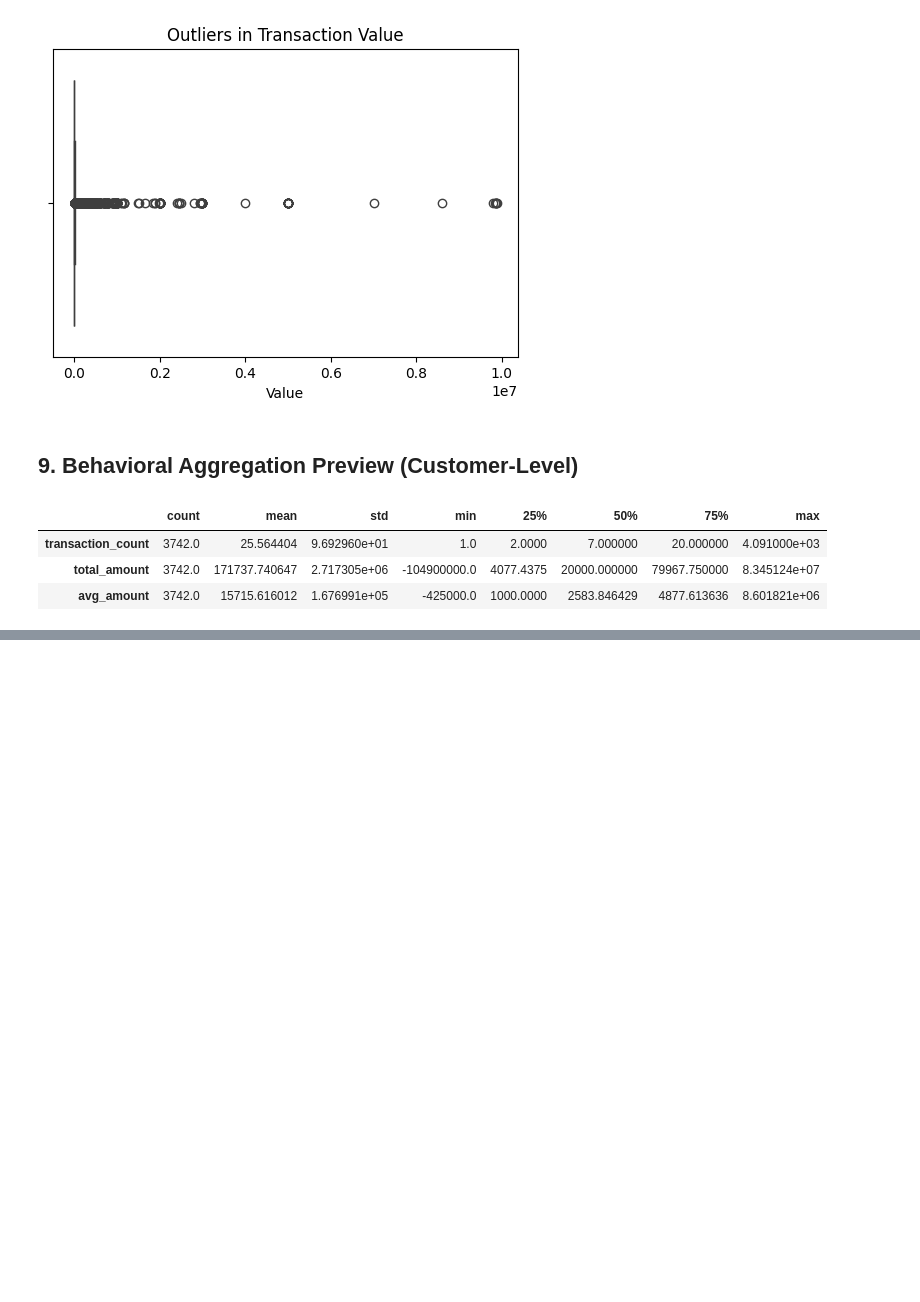
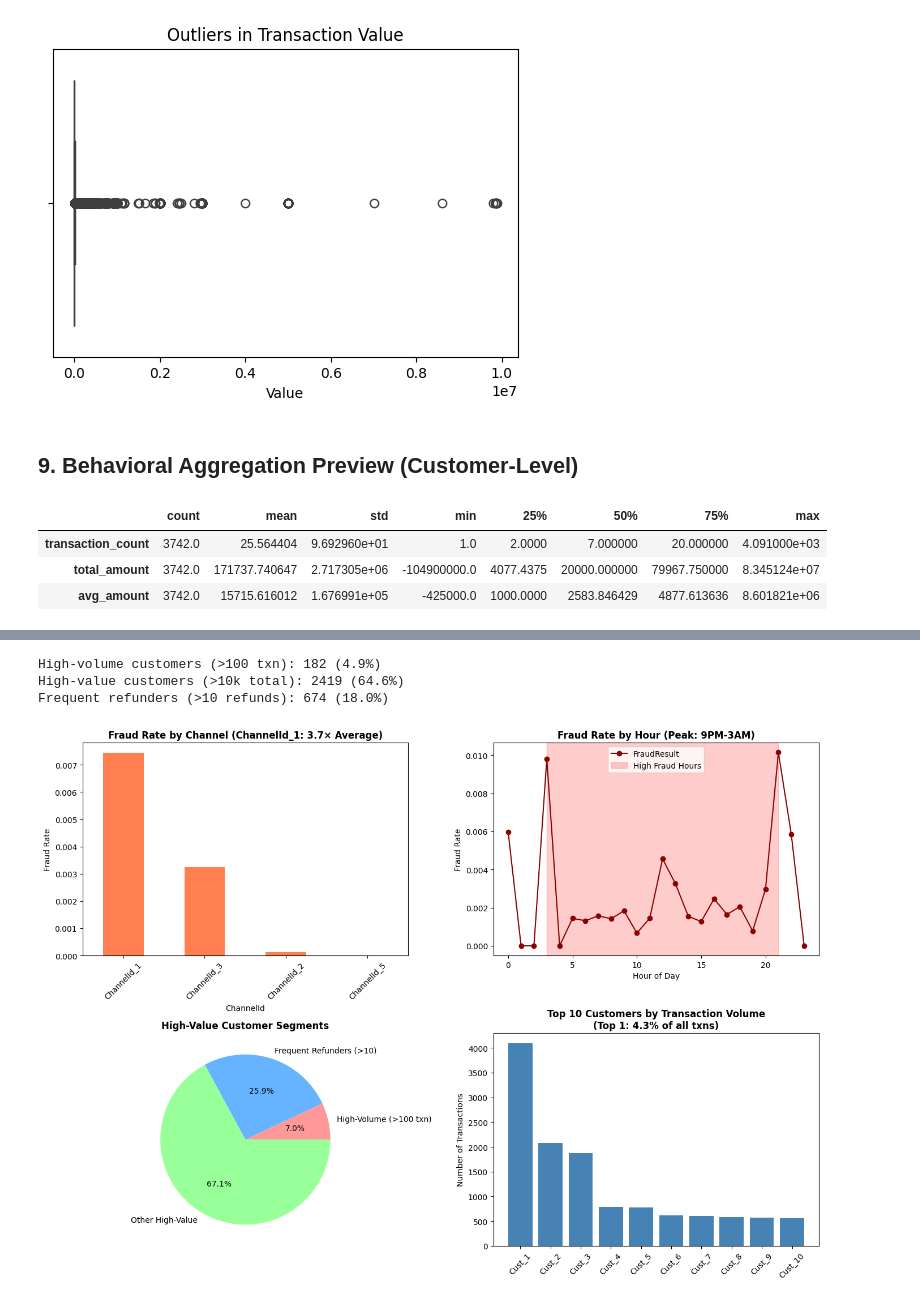
Before and after one commit to kaleb-menbere/credit-risk-model, a Jupyter notebook: notebooks/eda.ipynb, the cells around one changed output, grey strips where cells are left out. Saved outputs shown, nothing was run; the diff lists cells and outputs as text; code cells hidden in the pictures; blank space fills up the shorter version.

```diff
--- a/notebooks/eda.ipynb
+++ b/notebooks/eda.ipynb
@@ -158,0 +266,61 @@ customer_summary.describe().T
+# %%
+# Create customer segments
+customer_stats = df.groupby('CustomerId').agg({
+    'TransactionId': 'count',
+    'Amount': ['sum', 'mean', 'std', lambda x: (x < 0).sum()],
+}).round(2)
+
+customer_stats.columns = ['txn_count', 'total_amount', 'avg_amount', 'amount_std', 'refund_count']
+
+# Identify behavioral clusters
+high_volume = customer_stats[customer_stats['txn_count'] > 100]
+high_value = customer_stats[customer_stats['total_amount'].abs() > 10000]
+frequent_refunders = customer_stats[customer_stats['refund_count'] > 10]
+
+print(f"High-volume customers (>100 txn): {len(high_volume)} ({len(high_volume)/len(customer_stats)*100:.1f}%)")
+print(f"High-value customers (>10k total): {len(high_value)} ({len(high_value)/len(customer_stats)*100:.1f}%)")
+print(f"Frequent refunders (>10 refunds): {len(frequent_refunders)} ({len(frequent_refunders)/len(customer_stats)*100:.1f}%)")
+# %% [output]
+High-volume customers (>100 txn): 182 (4.9%)
+High-value customers (>10k total): 2419 (64.6%)
+Frequent refunders (>10 refunds): 674 (18.0%)
+# %%
+# Create a summary visualization of key findings
+fig, axes = plt.subplots(2, 2, figsize=(14, 10))
+
+# 1. Fraud by Channel (Bar Chart)
+fraud_by_channel = df.groupby('ChannelId')['FraudResult'].mean().sort_values(ascending=False)
+fraud_by_channel.plot(kind='bar', ax=axes[0,0], color='coral')
+axes[0,0].set_title('Fraud Rate by Channel (ChannelId_1: 3.7× Average)', fontweight='bold')
+axes[0,0].set_ylabel('Fraud Rate')
+axes[0,0].tick_params(axis='x', rotation=45)
+
+# 2. Fraud by Hour (Line Chart)
+hourly_fraud = df.groupby('Hour')['FraudResult'].mean()
+hourly_fraud.plot(kind='line', ax=axes[0,1], marker='o', color='darkred')
+axes[0,1].axvspan(21, 3, alpha=0.2, color='red', label='High Fraud Hours')
+axes[0,1].set_title('Fraud Rate by Hour (Peak: 9PM-3AM)', fontweight='bold')
+axes[0,1].set_xlabel('Hour of Day')
+axes[0,1].set_ylabel('Fraud Rate')
+axes[0,1].legend()
+
+# 3. Customer Segments (Pie Chart)
+segment_sizes = [182, 674, 2419 - 674]  # High-volume, Frequent refunders, Other high-value
+segment_labels = ['High-Volume (>100 txn)', 'Frequent Refunders (>10)', 'Other High-Value']
+axes[1,0].pie(segment_sizes, labels=segment_labels, autopct='%1.1f%%',
+              colors=['#ff9999','#66b3ff','#99ff99'])
+axes[1,0].set_title('High-Value Customer Segments', fontweight='bold')
+
+# 4. Transaction Concentration (Bar Chart)
+top_n = 10
+customer_txns = df['CustomerId'].value_counts().head(top_n)
+axes[1,1].bar(range(top_n), customer_txns.values, color='steelblue')
+axes[1,1].set_xticks(range(top_n))
+axes[1,1].set_xticklabels([f'Cust_{i+1}' for i in range(top_n)], rotation=45)
+axes[1,1].set_title(f'Top {top_n} Customers by Transaction Volume\n(Top 1: 4.3% of all txns)', fontweight='bold')
+axes[1,1].set_ylabel('Number of Transactions')
+
+plt.tight_layout()
+plt.show()
+# %% [output]
+[figure, added]
```
Also changed, not shown: parts of 4 cells of this notebook.
